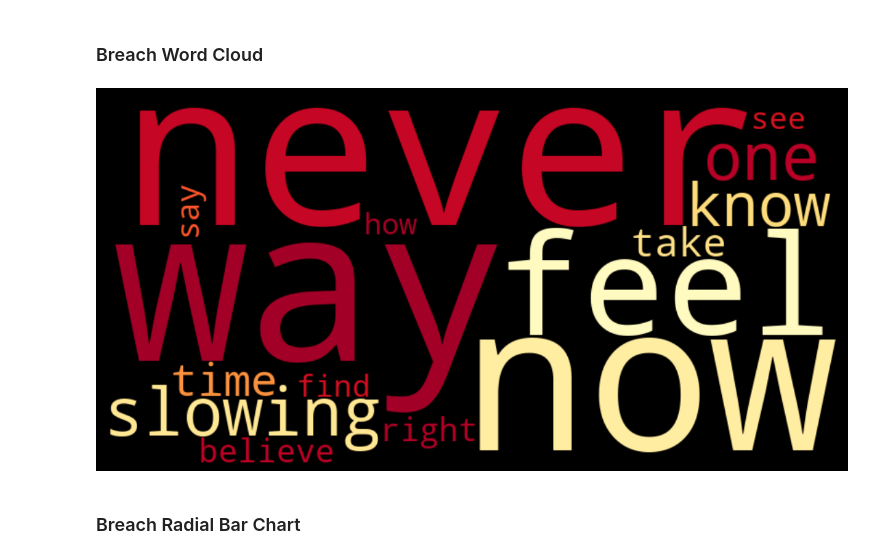
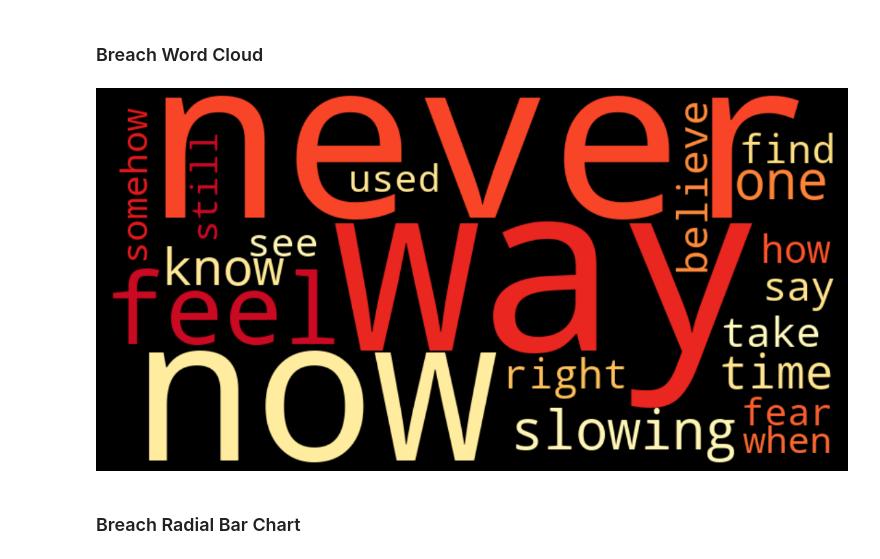
Before and after one commit to MeredithClikkie/torchbearerlab.github.io, a Jupyter notebook: BreachLyricsAll.ipynb, the cells around one changed output. Saved outputs shown, nothing was run; the diff lists cells and outputs as text; code cells hidden in the pictures.

Commit message:
update color scheme breach word cloud, convert to py, then changed name with date and md for github.io

```diff
--- a/BreachLyricsAll.ipynb
+++ b/BreachLyricsAll.ipynb
@@ -964,20 +964,20 @@ plt.show()
 ### Breach Word Cloud
 # %%
 # Join all words into one string weighted by their count
-word_freq = dict(counts.most_common(15))
+word_freq = dict(counts.most_common(20))
 
 wordcloud = WordCloud(
     width=800,
     height=400,
     colormap='YlOrRd'
 ).generate_from_frequencies(word_freq)
 
 plt.figure(figsize=(15, 7))
 plt.imshow(wordcloud, interpolation='bilinear')
 plt.axis('off')
 plt.show()
 # %% [output]
-[figure, old version]
+[figure, new version]
 # %% [markdown]
 ### Breach Radial Bar Chart
 # %%
```
Also changed, not shown: parts of 1 cell of this notebook, 1 other file.
